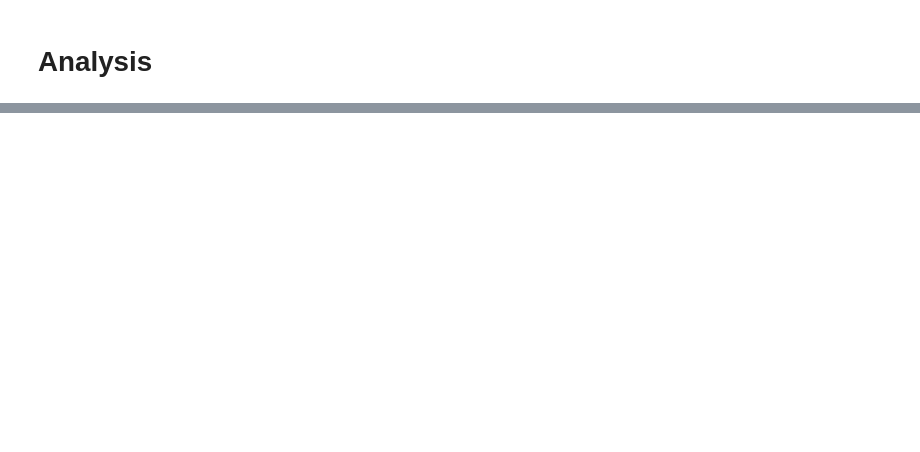
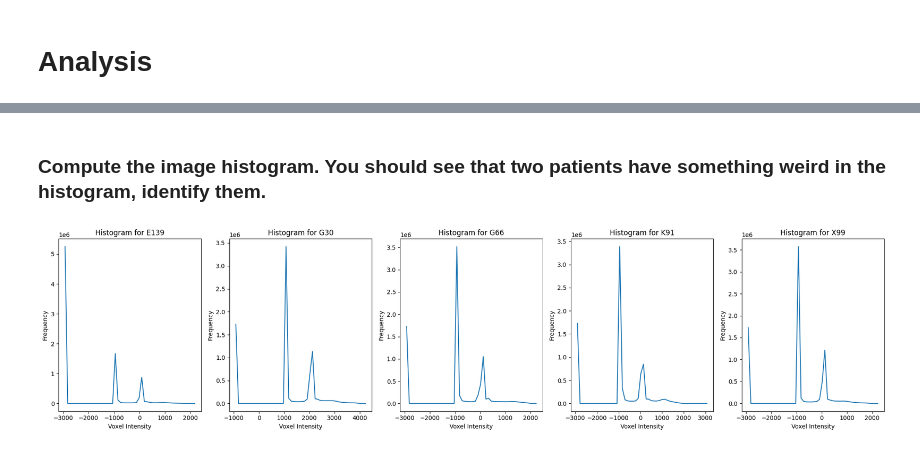
Before and after one commit to Charlie5545/data-specialist-challenge, a Jupyter notebook: Carlos_Gil_Data_Specialist_Methinks_Challenge.ipynb, the cells around one changed output, grey strips where cells are left out. Drawn from its saved outputs; the diff is of its cells as text; code cells hidden in the pictures; blank space fills up the shorter version.

```diff
--- a/Carlos_Gil_Data_Specialist_Methinks_Challenge.ipynb
+++ b/Carlos_Gil_Data_Specialist_Methinks_Challenge.ipynb
@@ -730,0 +948,28 @@ array(['1\\1', '0.46875\\0.46875', '0.3828125\\0.3828125',
+# %% [markdown]
+### Compute the image histogram. You should see that two patients have something weird in the histogram, identify them.
+# %%
+# 1. Compute the image histogram and identify abnormalities
+abnormal_images = []
+histograms = []
+for i, image in enumerate(images):
+    # Compute histogram
+    hist, bin_edges = np.histogram(image.flatten(), bins=50)
+    histograms.append((patient_names[i], hist, bin_edges))  # Store histogram with patient name
+
+    # Check for abnormality in histogram (customize this condition as needed)
+    if (np.max(hist) > 0.8 * len(image.flatten())) or (np.min(hist) < 0.1 * len(image.flatten())):
+        abnormal_images.append(i)
+
+# Plot all histograms side by side
+plt.figure(figsize=(20, 5))
+for i, (patient_name, hist, bin_edges) in enumerate(histograms):
+    plt.subplot(1, len(histograms), i + 1)
+    plt.title(f'Histogram for {patient_name}')
+    plt.xlabel('Voxel Intensity')
+    plt.ylabel('Frequency')
+    plt.plot(bin_edges[1:], hist)
+
+plt.tight_layout()
+plt.show()
+# %% [output]
+[figure, added]
```
Also changed, not shown: parts of 42 cells of this notebook.
